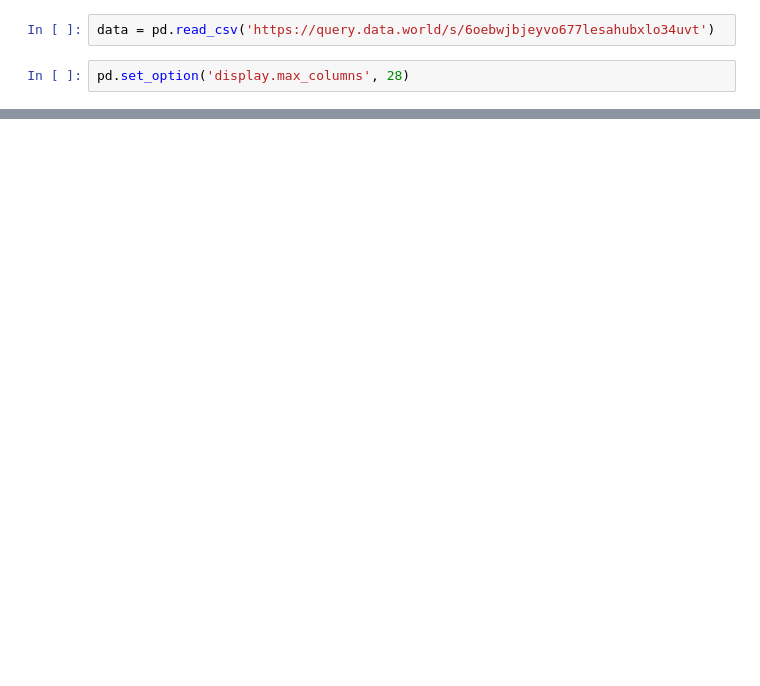
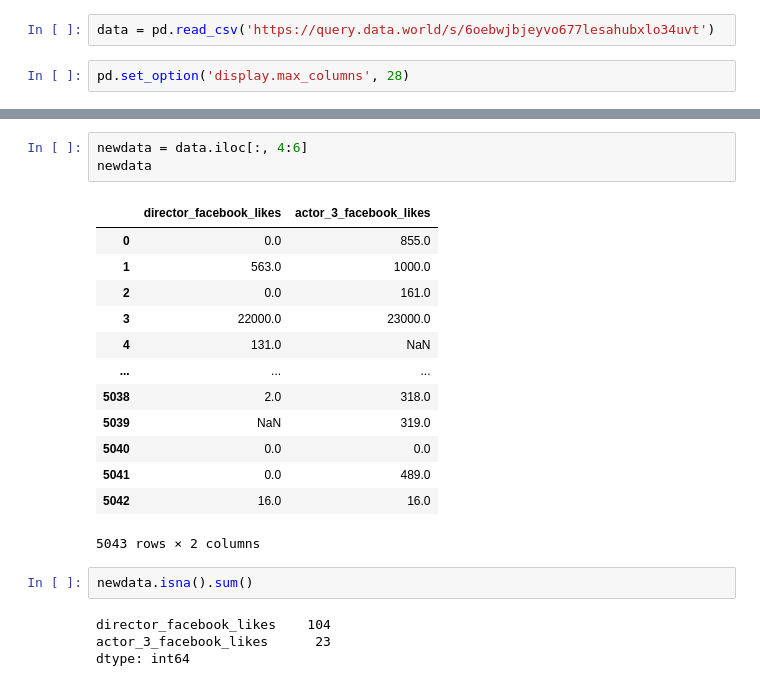
Before and after one commit to Pragades-Rajagopal/Data_Science_exercises, a Jupyter notebook: kmeans clustering.ipynb, the cells around one changed output, grey strips where cells are left out. Saved outputs shown, nothing was run; the diff lists cells and outputs as text; blank space fills up the shorter version.

```diff
--- a/kmeans clustering.ipynb
+++ b/kmeans clustering.ipynb
@@ -22,0 +37,23 @@ data.head(5)
+# %%
+newdata = data.iloc[:, 4:6]
+newdata
+# %% [output]
+|  | director_facebook_likes | actor_3_facebook_likes |
+| 0 | 0.0 | 855.0 |
+| 1 | 563.0 | 1000.0 |
+| 2 | 0.0 | 161.0 |
+| 3 | 22000.0 | 23000.0 |
+| 4 | 131.0 | NaN |
+| ... | ... | ... |
+| 5038 | 2.0 | 318.0 |
+| 5039 | NaN | 319.0 |
+| 5040 | 0.0 | 0.0 |
+| 5041 | 0.0 | 489.0 |
+| 5042 | 16.0 | 16.0 |
+5043 rows × 2 columns
+# %%
+newdata.isna().sum()
+# %% [output]
+director_facebook_likes    104
+actor_3_facebook_likes      23
+dtype: int64
```
Also changed, not shown: parts of 14 cells of this notebook.
